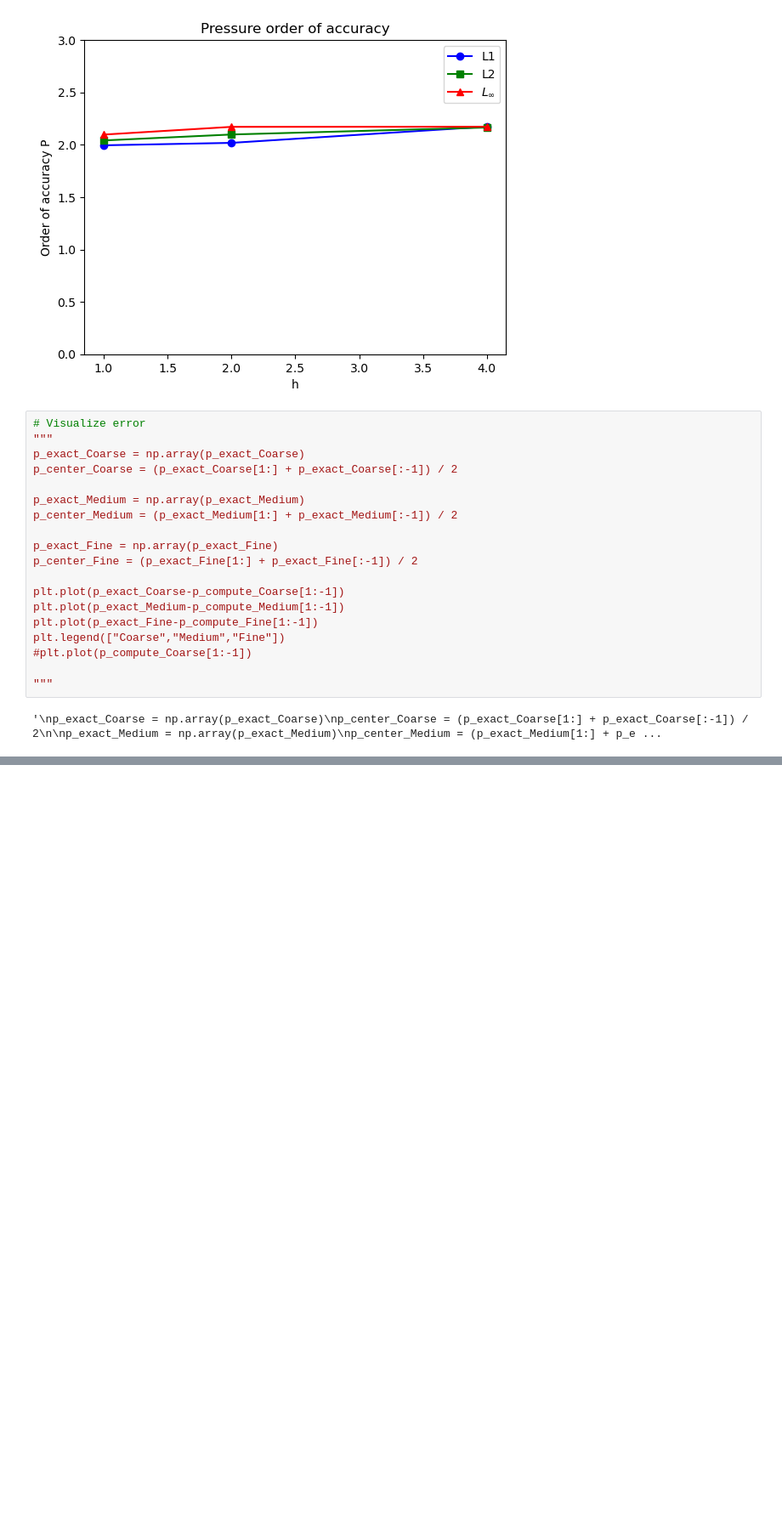
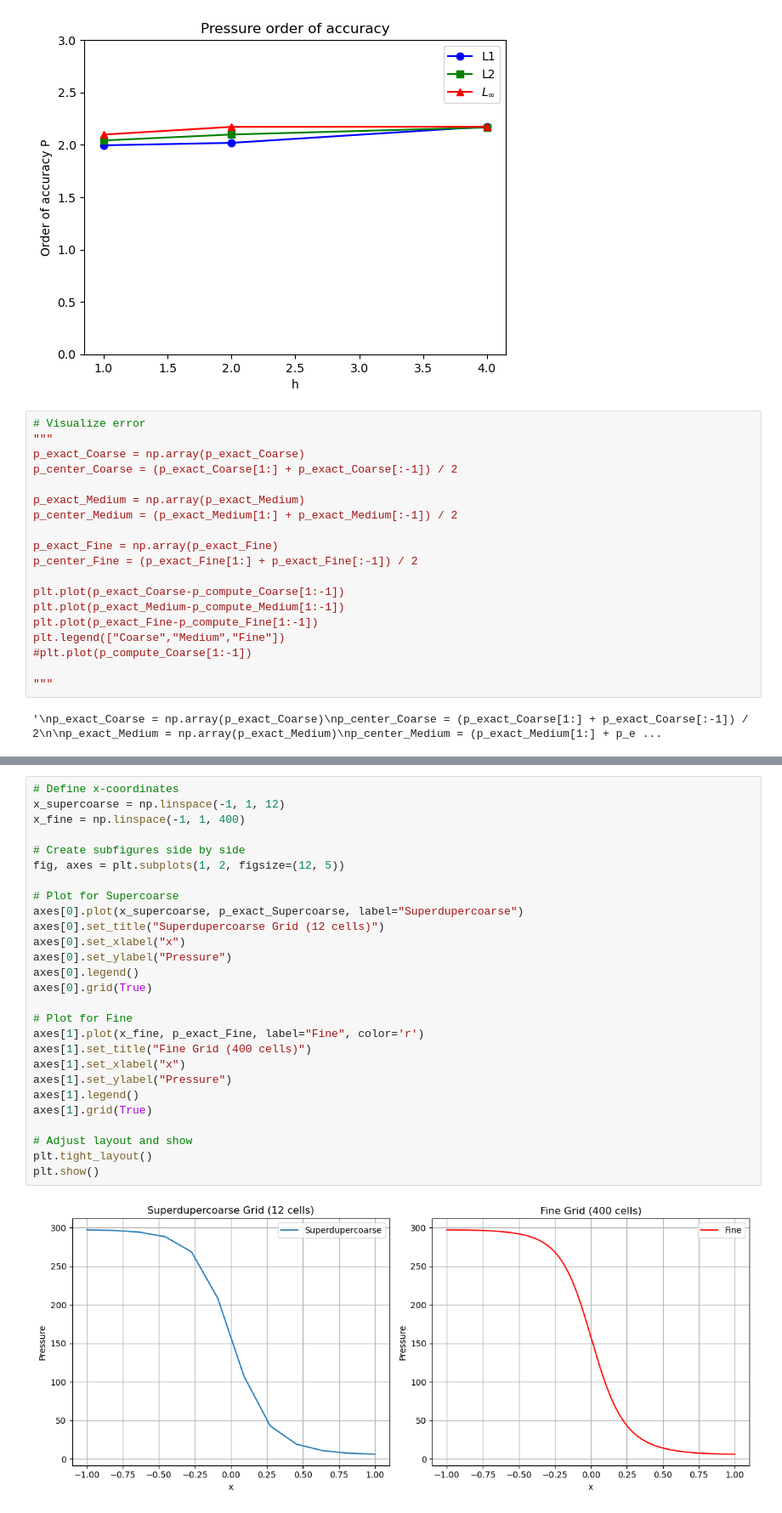
Before and after one commit to aaron23pueschel/CFD, a Jupyter notebook: CFD_HW2/CodeVerification.ipynb, the cells around one changed output, grey strips where cells are left out. Shown at 85% size. Cells and saved outputs as stored; diff of their text form; blank space fills up the shorter version.

```diff
--- a/CFD_HW2/CodeVerification.ipynb
+++ b/CFD_HW2/CodeVerification.ipynb
@@ -282,0 +338,29 @@ plt.legend(["Coarse","Medium","Fine"])
+# %%
+# Define x-coordinates
+x_supercoarse = np.linspace(-1, 1, 12)
+x_fine = np.linspace(-1, 1, 400)
+
+# Create subfigures side by side
+fig, axes = plt.subplots(1, 2, figsize=(12, 5))
+
+# Plot for Supercoarse
+axes[0].plot(x_supercoarse, p_exact_Supercoarse, label="Superdupercoarse")
+axes[0].set_title("Superdupercoarse Grid (12 cells)")
+axes[0].set_xlabel("x")
+axes[0].set_ylabel("Pressure")
+axes[0].legend()
+axes[0].grid(True)
+
+# Plot for Fine
+axes[1].plot(x_fine, p_exact_Fine, label="Fine", color='r')
+axes[1].set_title("Fine Grid (400 cells)")
+axes[1].set_xlabel("x")
+axes[1].set_ylabel("Pressure")
+axes[1].legend()
+axes[1].grid(True)
+
+# Adjust layout and show
+plt.tight_layout()
+plt.show()
+# %% [output]
+[figure, added]
```
Also changed, not shown: parts of 2 cells of this notebook, 2 other files.
